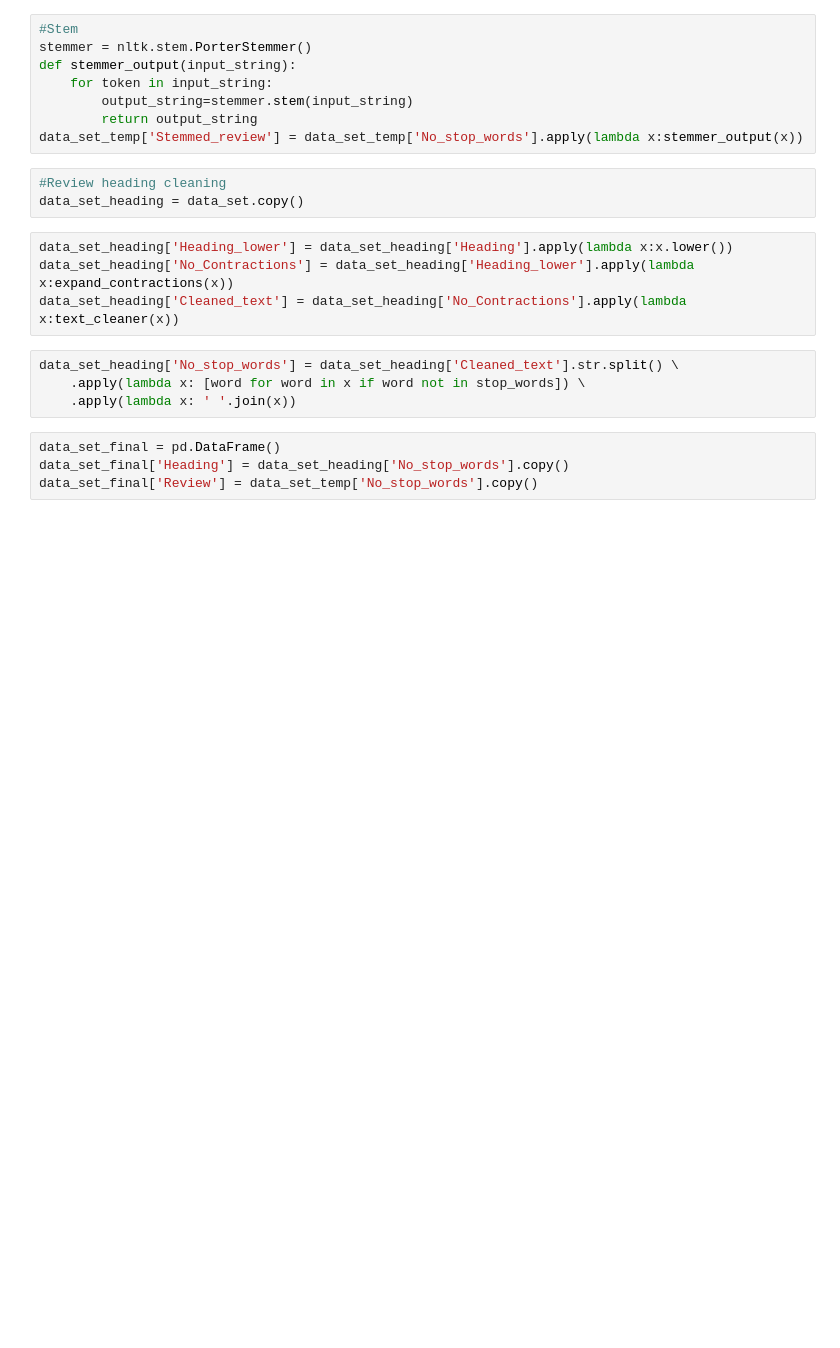
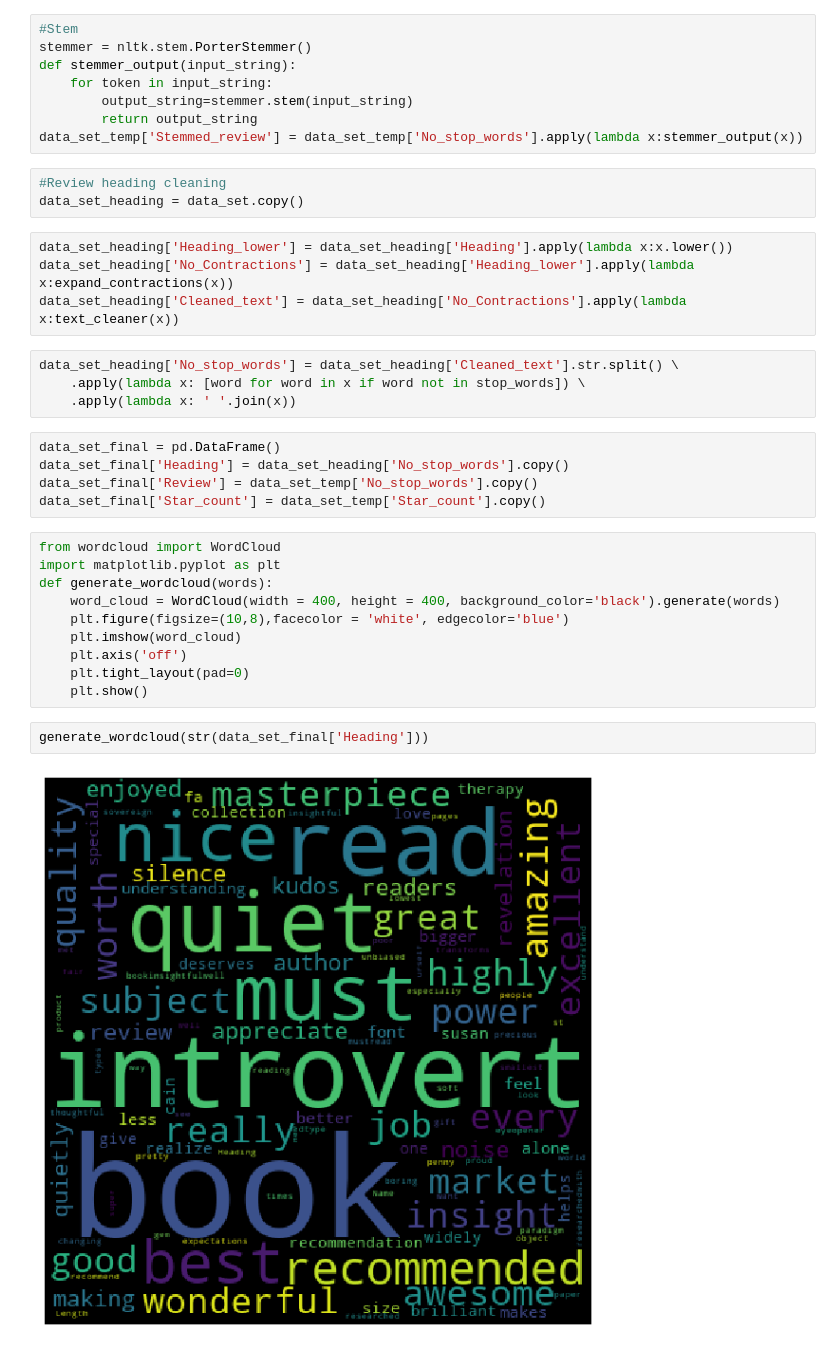
Before and after one commit to TheR2D3/Flipkart_Parser, a Jupyter notebook: Visualizer_V1.ipynb, the cells around one changed output. Cells and saved outputs as stored; diff of their text form; blank space fills up the shorter version.

```diff
--- a/Visualizer_V1.ipynb
+++ b/Visualizer_V1.ipynb
@@ -242,3 +242,18 @@ data_set_heading['No_stop_words'] = data_set_heading['Cleaned_text'].str.split()
 data_set_final = pd.DataFrame()
 data_set_final['Heading'] = data_set_heading['No_stop_words'].copy()
 data_set_final['Review'] = data_set_temp['No_stop_words'].copy()
+data_set_final['Star_count'] = data_set_temp['Star_count'].copy()
+# %%
+from wordcloud import WordCloud
+import matplotlib.pyplot as plt
+def generate_wordcloud(words):
+    word_cloud = WordCloud(width = 400, height = 400, background_color='black').generate(words)
+    plt.figure(figsize=(10,8),facecolor = 'white', edgecolor='blue')
+    plt.imshow(word_cloud)
+    plt.axis('off')
+    plt.tight_layout(pad=0)
+    plt.show()
+# %%
+generate_wordcloud(str(data_set_final['Heading']))
+# %% [output]
+[figure, added]
```
